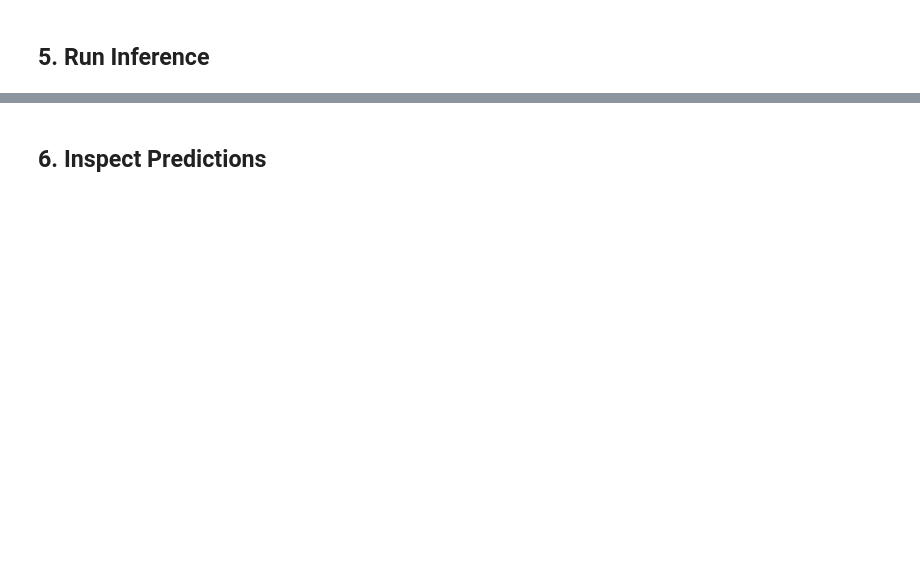
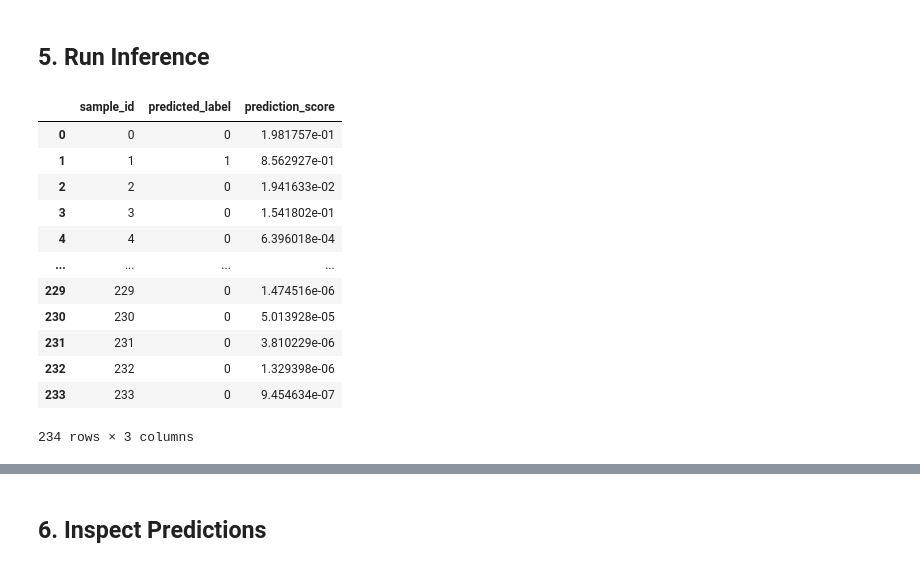
Before and after one commit to BiomedSciAI/biomed-multi-alignment, a Jupyter notebook: tutorials/MAINFRAME_2026/MAMMAL_inference_v2.ipynb, the cells around one changed output, grey strips where cells are left out. Saved outputs shown, nothing was run; the diff lists cells and outputs as text; code cells hidden in the pictures; blank space fills up the shorter version.

```diff
--- a/tutorials/MAINFRAME_2026/MAMMAL_inference_v2.ipynb
+++ b/tutorials/MAINFRAME_2026/MAMMAL_inference_v2.ipynb
@@ -25,23 +35,32 @@ All dataset, dataloader and task logic lives in **`mammal_utils.py`** (same fold
 # %%
 import os
 import torch
+import numpy as np
+import pandas as pd
 
 RUN_ON_WDR91 = True
+model_name = "mammal"
 if RUN_ON_WDR91:
     MODEL_PATH = "michalozeryflato/biomed.omics.bl.sm.ma-ted-458m.wdr91_asms"
-    DATA_PATH = "/content/wdr91_test.csv"
-    SMILES_COLUMN = "SMILES"
-    OUTPUT_PATH = "/content/results/mammal_wdr91_test_predictions.csv"
-    LABEL_COLUMN  = "Label"
+    if IN_COLAB:
+        DATA_PATH = "/content/wdr91_test.csv"
+        OUTPUT_PATH = f"/content/results/wdr91_{model_name}_predictions.csv"
+    else:
+        DATA_PATH = "/proj/ligand_ai/datasets_manager/processed/splits/wdr91_ASMS_train_val_v1/test.csv"
+        USER = os.getenv("USER")
+        OUTPUT_PATH = f"/proj/ligand_ai/users/{USER}/wdr91_{model_name}_predictions.csv"
 else:
     MODEL_PATH = "michalozeryflato/biomed.omics.bl.sm.ma-ted-458m.pgk2_del_cdd"
-    DATA_PATH = "/content/creative_test.csv"
-    SMILES_COLUMN = "smiles"
-    OUTPUT_PATH = "/content/results/mammal_pgk2_del_creative_predictions.csv"
-    LABEL_COLUMN  = "label"
+    if IN_COLAB:
+        DATA_PATH = "/content/del_creative.csv"
+        OUTPUT_PATH = f"/content/results/pgk2_{model_name}_predictions.csv"
+    else:
+        DATA_PATH = "/proj/ligand_ai/datasets_manager/processed/splits/PGK2_DEL_cdd_to_creative/test.csv"
+        OUTPUT_PATH = f"/proj/ligand_ai/users/{USER}/pgk2_{model_name}_predictions.csv"
 
 
-
+SMILES_COLUMN = "smiles"
+LABEL_COLUMN  = "label"
 # Base MAMMAL tokenizer / model (HuggingFace hub id or local path)
 BASE_MODEL_PATH = "ibm/biomed.omics.bl.sm.ma-ted-458m"
 
@@ -277,6 +322,22 @@ predictions_df = run_inference(
     tokenizer_op=tokenizer_op,
     device=DEVICE,
 )
+# %%
+display(predictions_df)
+# %% [output]
+|  | sample_id | predicted_label | prediction_score |
+| 0 | 0 | 0 | 1.981757e-01 |
+| 1 | 1 | 1 | 8.562927e-01 |
+| 2 | 2 | 0 | 1.941633e-02 |
+| 3 | 3 | 0 | 1.541802e-01 |
+| 4 | 4 | 0 | 6.396018e-04 |
+| ... | ... | ... | ... |
+| 229 | 229 | 0 | 1.474516e-06 |
+| 230 | 230 | 0 | 5.013928e-05 |
+| 231 | 231 | 0 | 3.810229e-06 |
+| 232 | 232 | 0 | 1.329398e-06 |
+| 233 | 233 | 0 | 9.454634e-07 |
+234 rows × 3 columns
 # %%
 predictions_df.to_csv(OUTPUT_PATH, index=False)
 print(f"\nSaved {len(predictions_df)} predictions to: {OUTPUT_PATH}")
```
Also changed, not shown: parts of 18 cells of this notebook.
